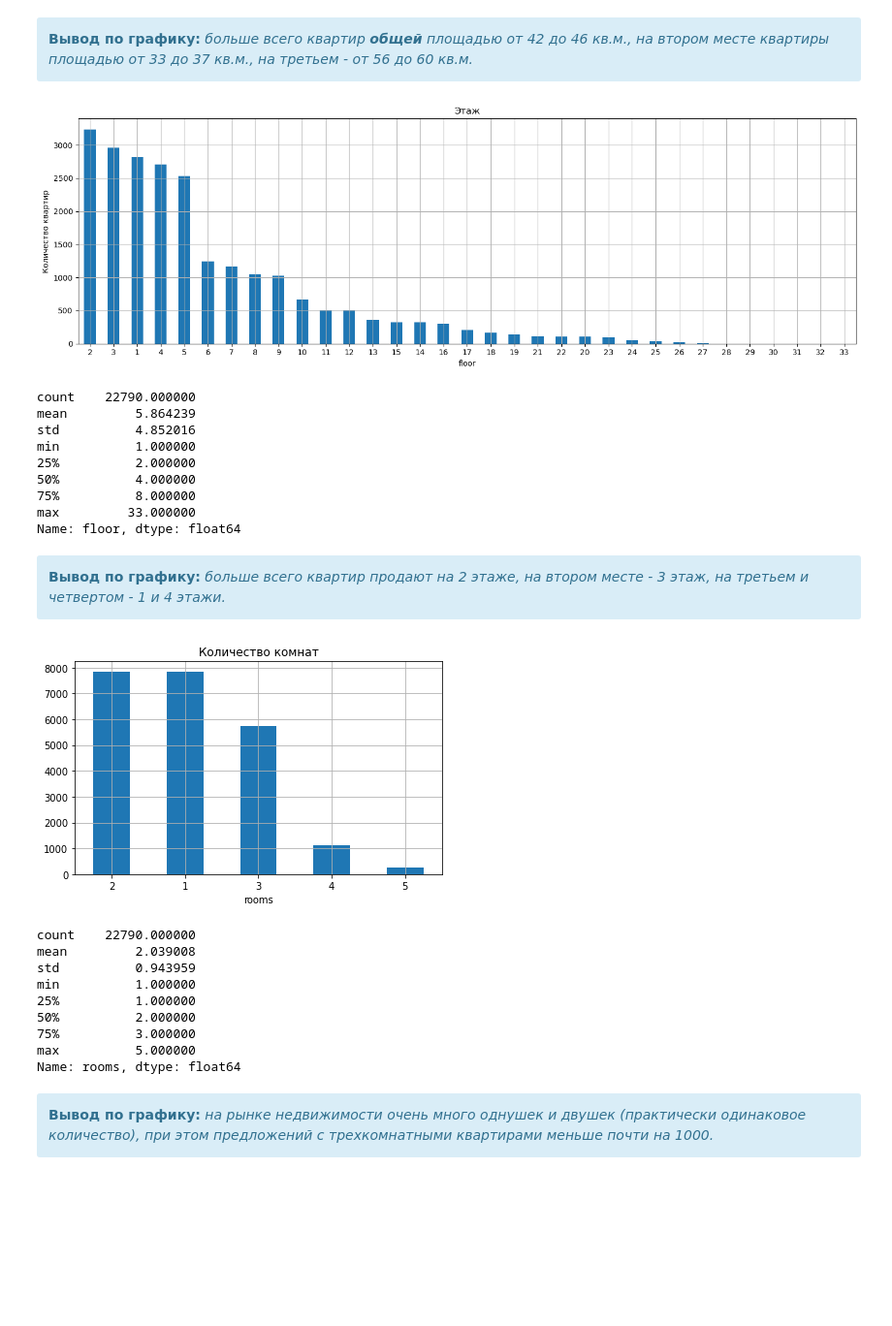
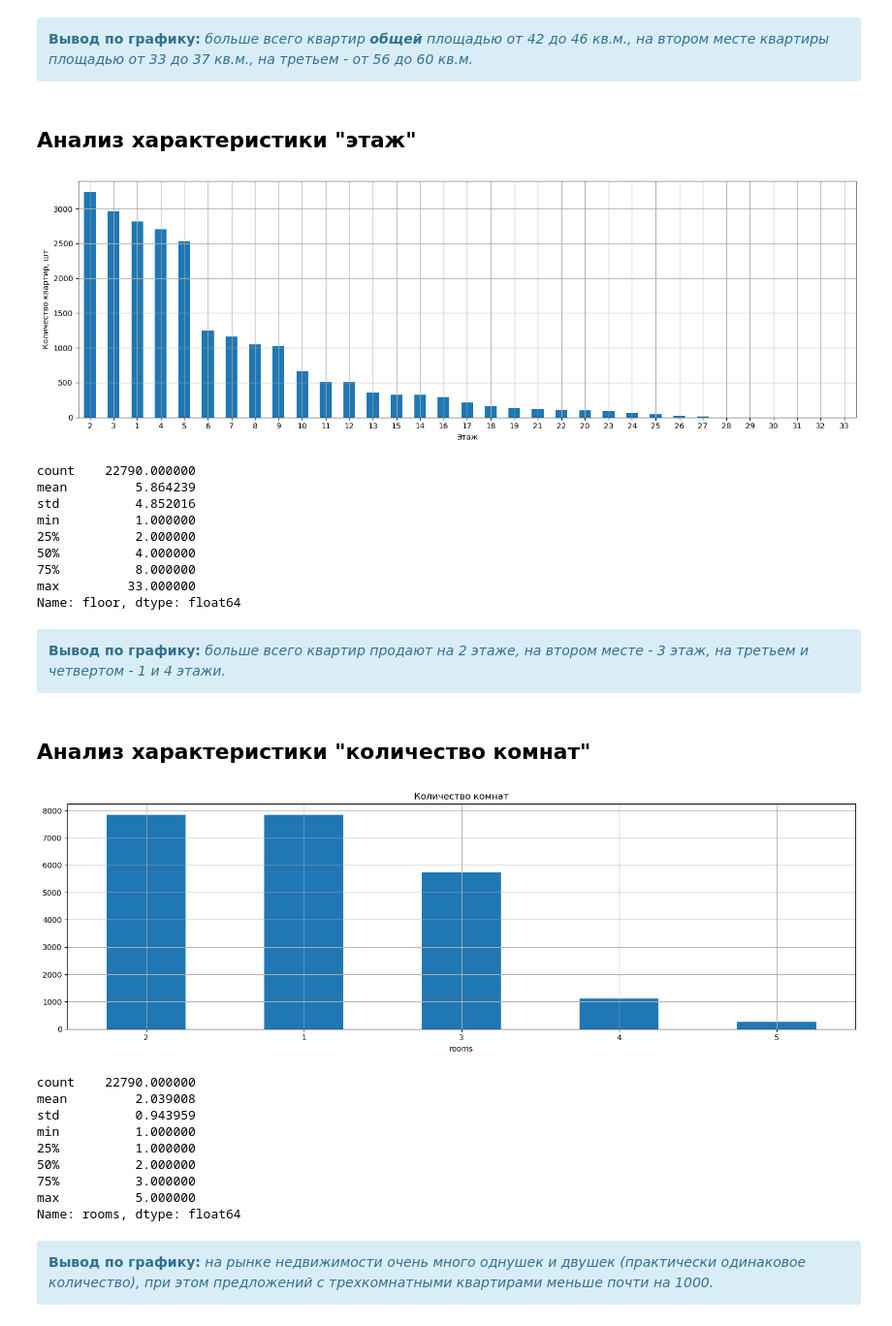
Before and after one commit to AndreyBONCH/ds_yandex_practicum, a Jupyter notebook: 3 (EDA) Определение_рыночной_стоимости_объектов_недвижимости_(порфолио).ipynb, the cells around one changed output. Shown at 97% size. Saved outputs shown, nothing was run; the diff lists cells and outputs as text; code cells hidden in the pictures; blank space fills up the shorter version.

```diff
--- a/3 (EDA) Определение_рыночной_стоимости_объектов_недвижимости_(порфолио).ipynb
+++ b/3 (EDA) Определение_рыночной_стоимости_объектов_недвижимости_(порфолио).ipynb
@@ -263,7 +313,7 @@ data.is_apartment.fillna(False, inplace = True) # По п.1
 data[['parks_nearest','ponds_nearest']] = data[['parks_nearest','ponds_nearest']].fillna(3000) # По п.2
 data.balcony.fillna(0, inplace = True) # По п.3
 data.ceiling_height.fillna(data.ceiling_height.median(), inplace = True) # По п.4
-data.airports_nearest.fillna(100000, inplace = True) # По п.5 перечисление а)
+data.airports_nearest.fillna(data.airports_nearest.median(), inplace = True) # По п.5 перечисление а)
 # По п.5 перечисление б) - будет сделано после корректировки дубликатов в названиях населенных пунктов.
 data[['parks_around3000','ponds_around3000']] = data[['parks_around3000','ponds_around3000']].fillna(0) # По п.5 перечисление в)
 data.days_exposition.fillna(0, inplace = True) # По п.6
@@ -1103,6 +853,8 @@ Name: total_area, dtype: float64
 <div class="alert alert-info">
 <b>Вывод по графику:</b> <i>больше всего квартир <b>общей</b> площадью от 42 до 46 кв.м., на втором месте квартиры площадью от 33 до 37 кв.м., на третьем - от 56 до 60 кв.м.</i>
 </div>
+# %% [markdown]
+## Анализ характеристики "этаж"
 # %%
 # Анализ 'floor'
 ax = data.groupby('floor')['floor'].count().sort_values(ascending = False).plot(
@@ -1110,16 +862,16 @@ ax = data.groupby('floor')['floor'].count().sort_values(ascending = False).plot(
         y = data.groupby('floor')['floor'].count(),
         kind = 'bar',
         grid = True,
-        title = "Этаж",
         figsize = (15,5),
         rot = 0,
     )
-ax.set_ylabel('Количество квартир')
+ax.set_ylabel('Количество квартир, шт')
+ax.set_xlabel('Этаж')
 plt.tight_layout()
 plt.show()
 data.floor.describe()
 # %% [output]
-[figure, old version]
+[figure, new version]
 count    22790.000000
 mean         5.864239
 std          4.852016
@@ -1133,21 +885,24 @@ Name: floor, dtype: float64
 <div class="alert alert-info">
 <b>Вывод по графику:</b> <i>больше всего квартир продают на 2 этаже, на втором месте - 3 этаж, на третьем и четвертом - 1 и 4 этажи.</i>
 </div>
+# %% [markdown]
+## Анализ характеристики "количество комнат"
 # %%
 # Анализ 'rooms'
 data.groupby('rooms')['rooms'].count().sort_values(ascending = False).plot(
     x = data.groupby('rooms')['rooms'].count().index,
     y = data.groupby('rooms')['rooms'].count(),
     kind = 'bar',
     grid = True,
     title = "Количество комнат",
     rot = 0,
+    figsize = (15,5),
 )
 plt.tight_layout()
 plt.show()
 data.rooms.describe()
 # %% [output]
-[figure, old version]
+[figure, new version]
 count    22790.000000
 mean         2.039008
 std          0.943959
```
Also changed, not shown: parts of 61 cells of this notebook.
